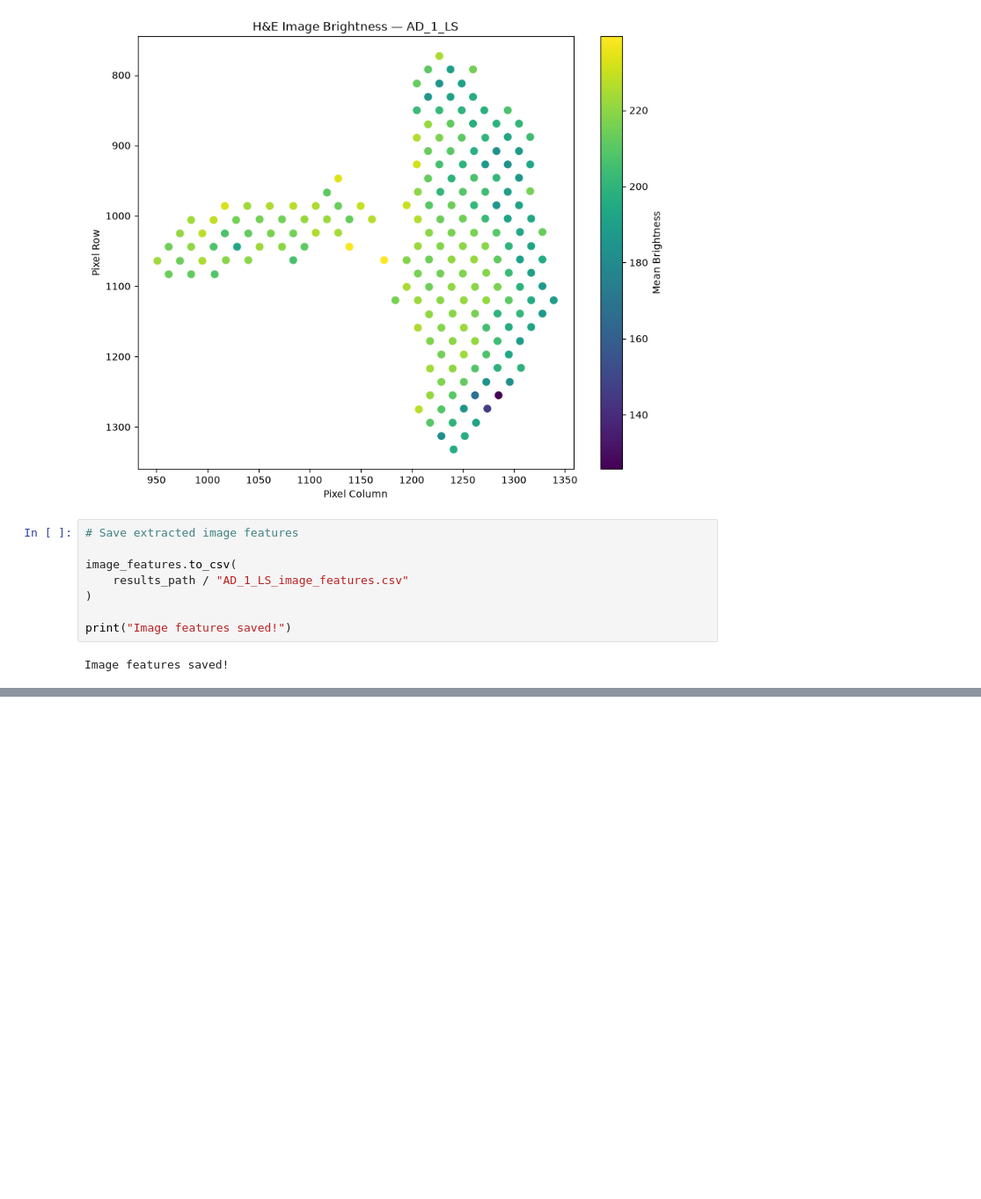
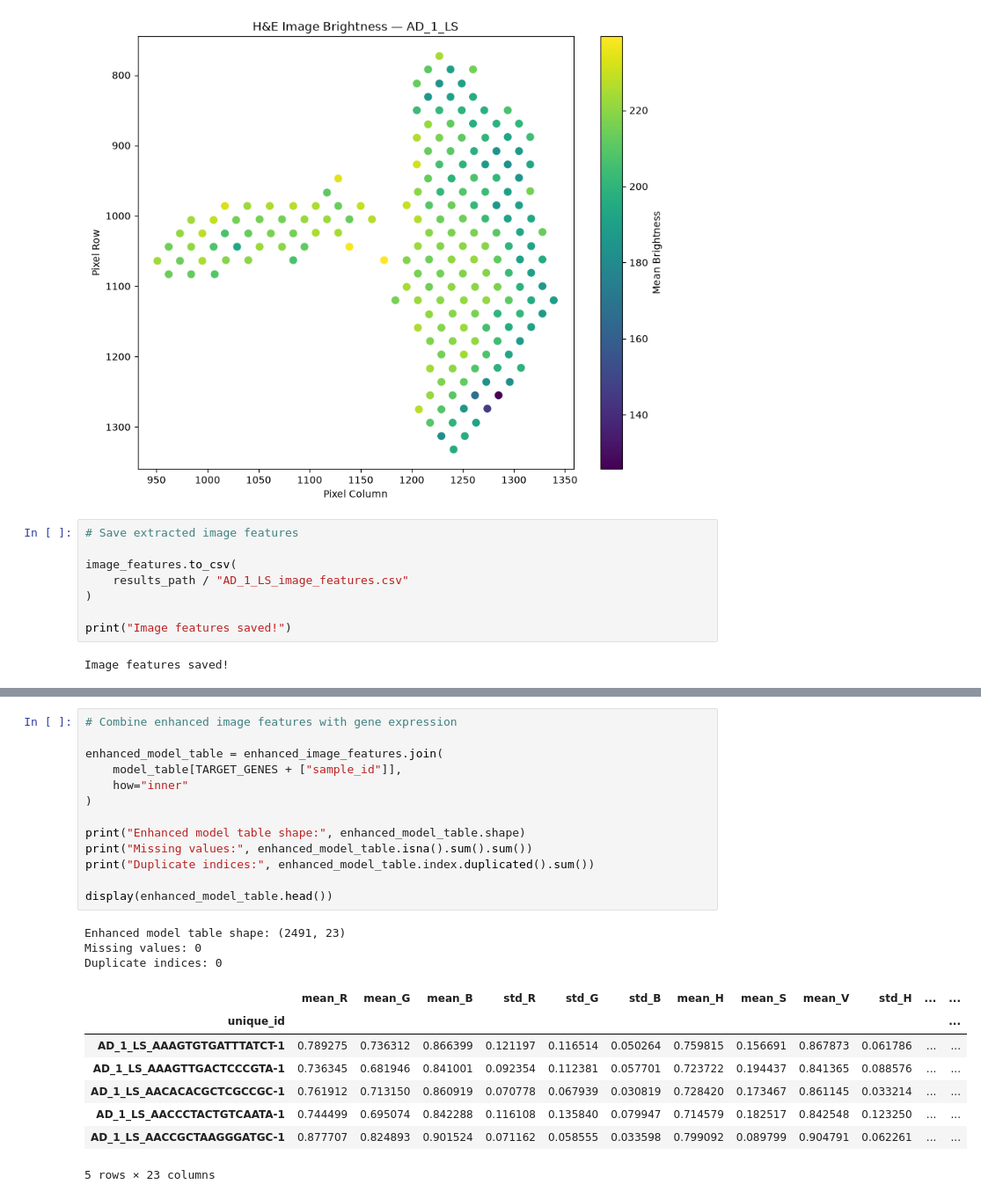
Before and after one commit to manya0306/spatial-tissue-profiling, a Jupyter notebook: notebooks/02_image_preprocessing.ipynb, the cells around one changed output, grey strips where cells are left out. Shown at 88% size. Saved outputs shown, nothing was run; the diff lists cells and outputs as text; blank space fills up the shorter version.

```diff
--- a/notebooks/02_image_preprocessing.ipynb
+++ b/notebooks/02_image_preprocessing.ipynb
@@ -143,0 +1224,25 @@ Image features saved!
+# %%
+# Combine enhanced image features with gene expression
+
+enhanced_model_table = enhanced_image_features.join(
+    model_table[TARGET_GENES + ["sample_id"]],
+    how="inner"
+)
+
+print("Enhanced model table shape:", enhanced_model_table.shape)
+print("Missing values:", enhanced_model_table.isna().sum().sum())
+print("Duplicate indices:", enhanced_model_table.index.duplicated().sum())
+
+display(enhanced_model_table.head())
+# %% [output]
+Enhanced model table shape: (2491, 23)
+Missing values: 0
+Duplicate indices: 0
+|  | mean_R | mean_G | mean_B | std_R | std_G | std_B | mean_H | mean_S | mean_V | std_H | ... | ... |
+| unique_id |  |  |  |  |  |  |  |  |  |  |  | ... |
+| AD_1_LS_AAAGTGTGATTTATCT-1 | 0.789275 | 0.736312 | 0.866399 | 0.121197 | 0.116514 | 0.050264 | 0.759815 | 0.156691 | 0.867873 | 0.061786 | ... | ... |
+| AD_1_LS_AAAGTTGACTCCCGTA-1 | 0.736345 | 0.681946 | 0.841001 | 0.092354 | 0.112381 | 0.057701 | 0.723722 | 0.194437 | 0.841365 | 0.088576 | ... | ... |
+| AD_1_LS_AACACACGCTCGCCGC-1 | 0.761912 | 0.713150 | 0.860919 | 0.070778 | 0.067939 | 0.030819 | 0.728420 | 0.173467 | 0.861145 | 0.033214 | ... | ... |
+| AD_1_LS_AACCCTACTGTCAATA-1 | 0.744499 | 0.695074 | 0.842288 | 0.116108 | 0.135840 | 0.079947 | 0.714579 | 0.182517 | 0.842548 | 0.123250 | ... | ... |
+| AD_1_LS_AACCGCTAAGGGATGC-1 | 0.877707 | 0.824893 | 0.901524 | 0.071162 | 0.058555 | 0.033598 | 0.799092 | 0.089799 | 0.904791 | 0.062261 | ... | ... |
+5 rows × 23 columns
```
Also changed, not shown: parts of 29 cells of this notebook, 39 other files.
